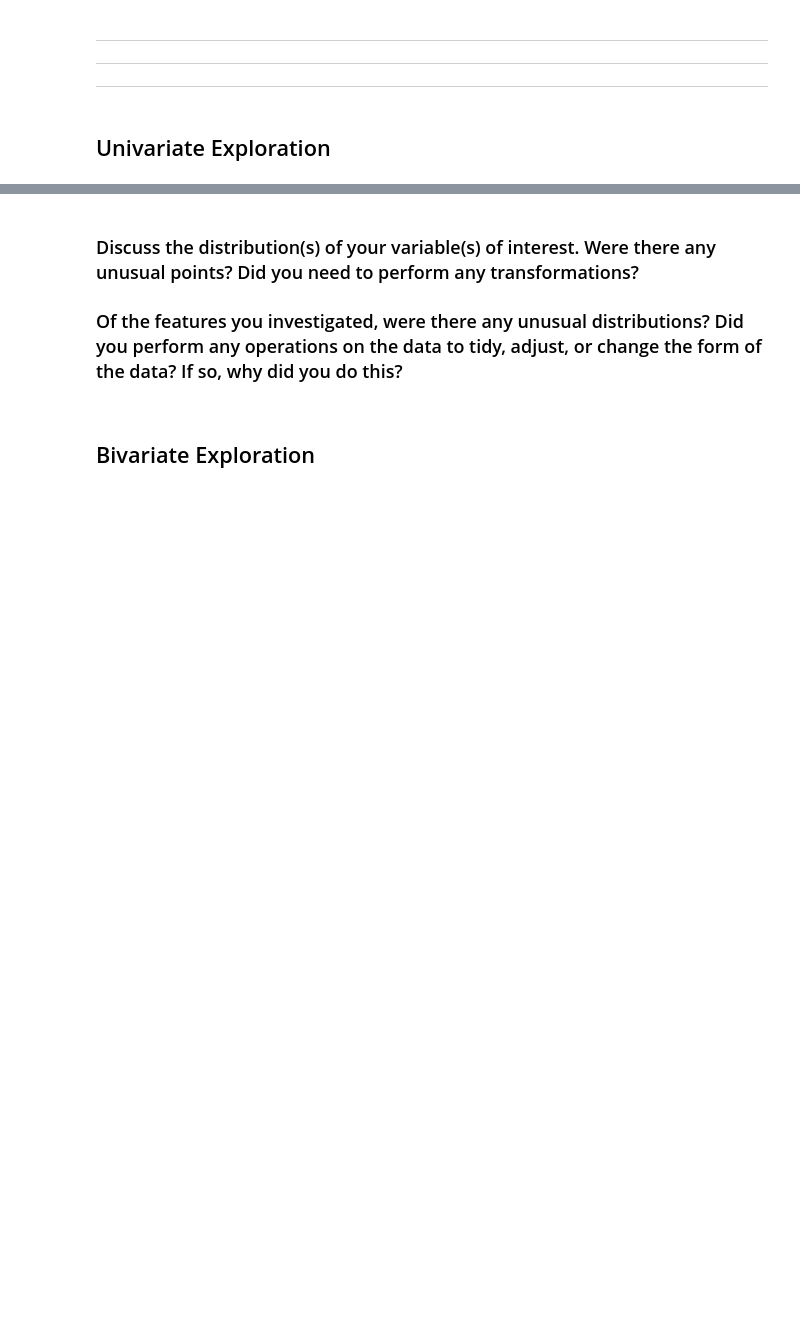
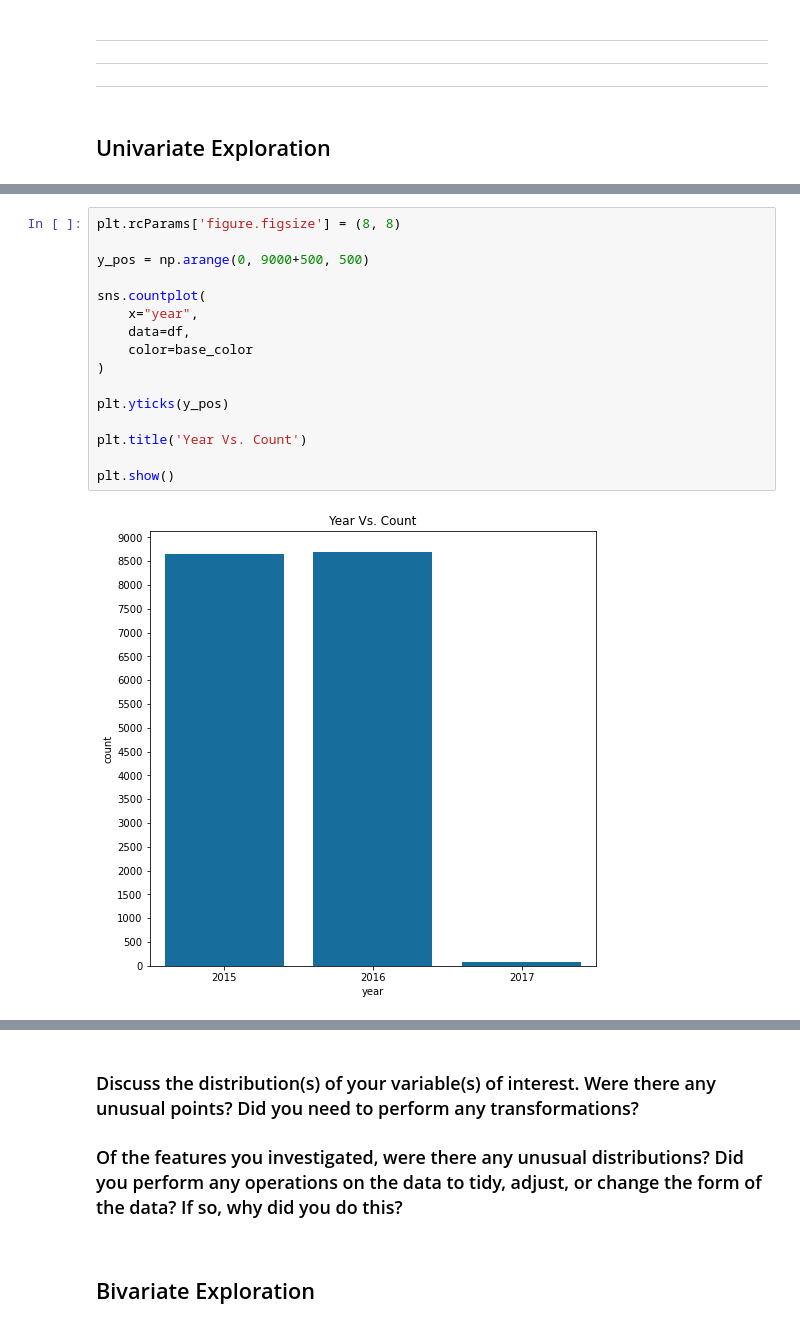
Before and after one commit to yufrances90/Communicate-Data-Findings, a Jupyter notebook: exploration_3.ipynb, the cells around one changed output, grey strips where cells are left out. Cells and saved outputs as stored; diff of their text form; blank space fills up the shorter version.

```diff
--- a/exploration_3.ipynb
+++ b/exploration_3.ipynb
@@ -95 +106,19 @@ sns.countplot(
+# %%
+plt.rcParams['figure.figsize'] = (8, 8)
+
+y_pos = np.arange(0, 9000+500, 500)
+
+sns.countplot(
+    x="year",
+    data=df,
+    color=base_color
+)
+
+plt.yticks(y_pos)
+
+plt.title('Year Vs. Count')
+
+plt.show()
+# %% [output]
+[figure, added]
 # %%
```
Also changed, not shown: parts of 19 cells of this notebook.
